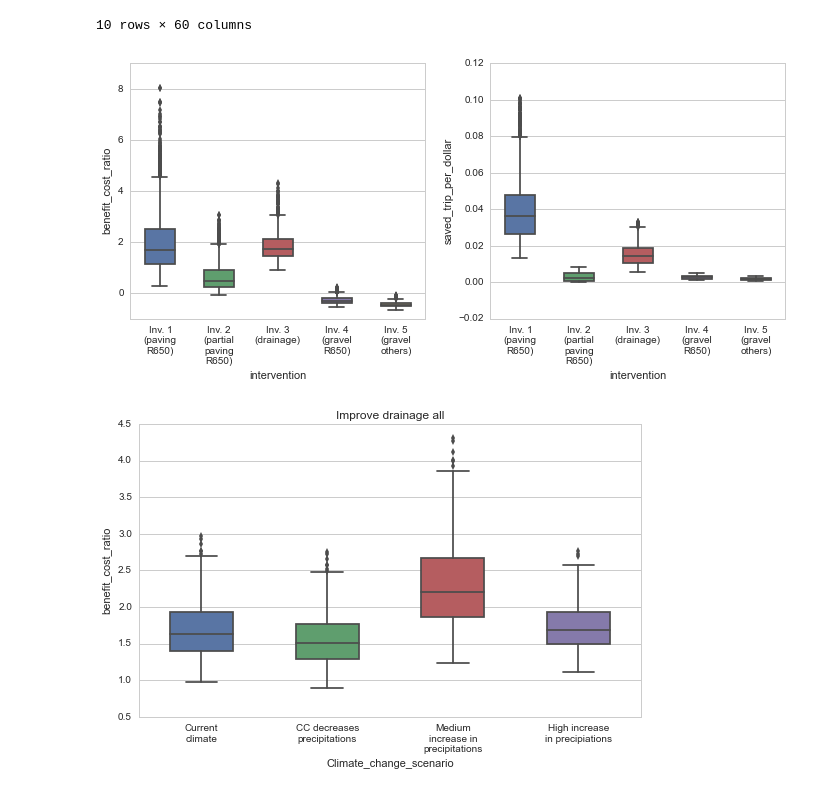
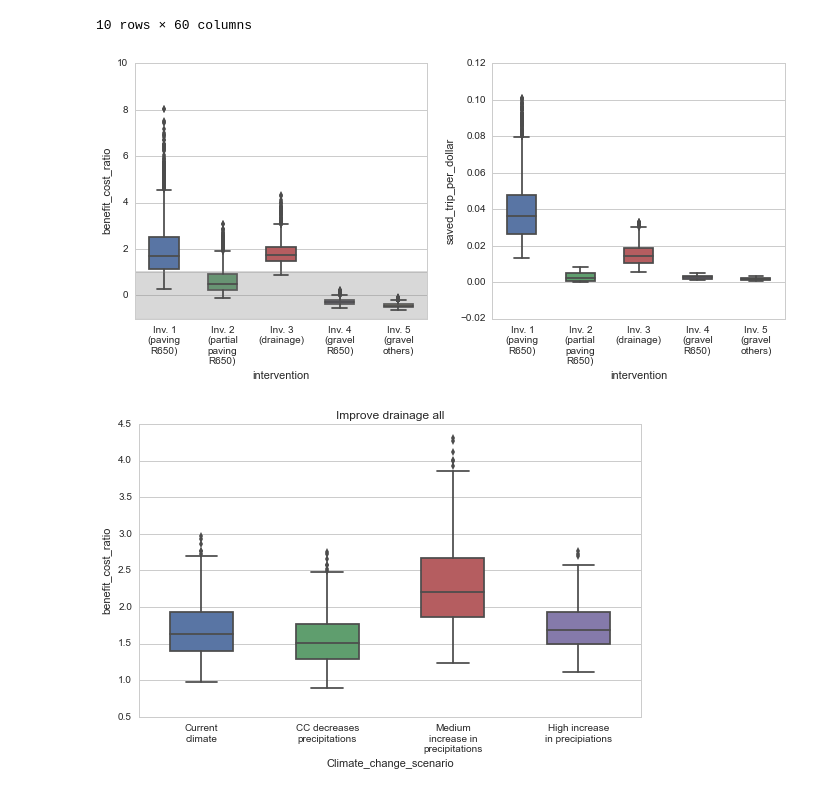
Before and after one commit to julierozz/mozambique, a Jupyter notebook: CBA-Murrumbala.ipynb, the cells around one changed output. Saved outputs shown, nothing was run; the diff lists cells and outputs as text; code cells hidden in the pictures.

```diff
--- a/CBA-Murrumbala.ipynb
+++ b/CBA-Murrumbala.ipynb
@@ -262,13 +262,16 @@ m.unstack('intervention').swaplevel(i=1,j=0,axis=1).sample(10)
 # %%
 ax=plt.figure(figsize=(10,5))
 plt.subplot(121)
 ax=sns.boxplot(x='intervention',y='benefit_cost_ratio',data=m.rename(index=new_names2).reset_index(),width=0.5)
+plt.plot([-1,5],[1,1],color='grey',alpha=0.3)
+ax.fill_between([-1,5], -1, 1,color='grey',alpha=0.3)
+ax.set_ylim([-1,10])
 plt.subplot(122)
 ax=sns.boxplot(x='intervention',y='saved_trip_per_dollar',data=m.rename(index=new_names2).reset_index(),width=0.5)
 
 savefig("cba_results")
 # %% [output]
-[figure, old version]
+[figure, new version]
 # %%
 cc = dict({0:"CC decreases\nprecipitations",1:"Current\nclimate", 3:"Medium\nincrease in\nprecipitations", 4:"High increase\nin precipiations"})
 # %%
```
Also changed, not shown: parts of 14 cells of this notebook.
